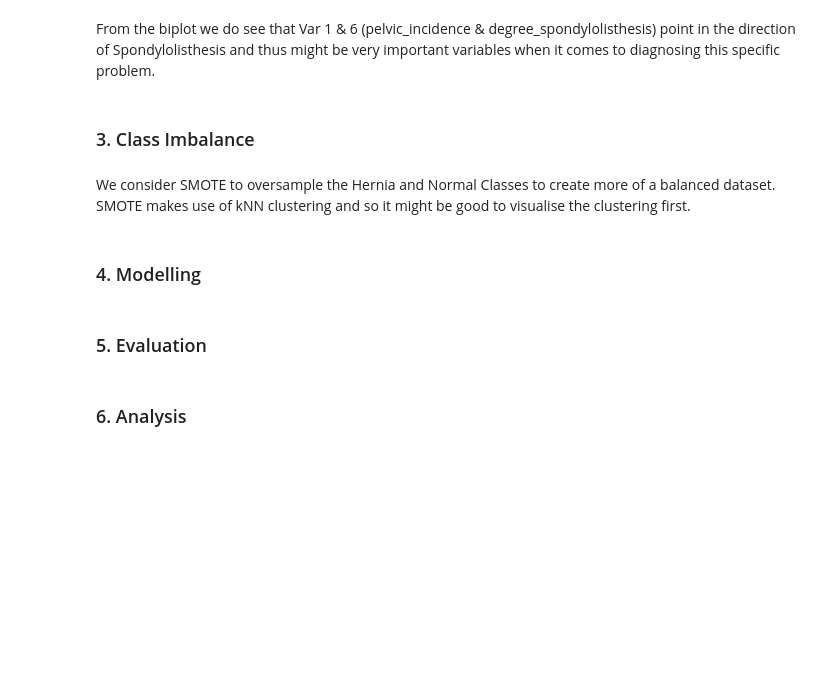
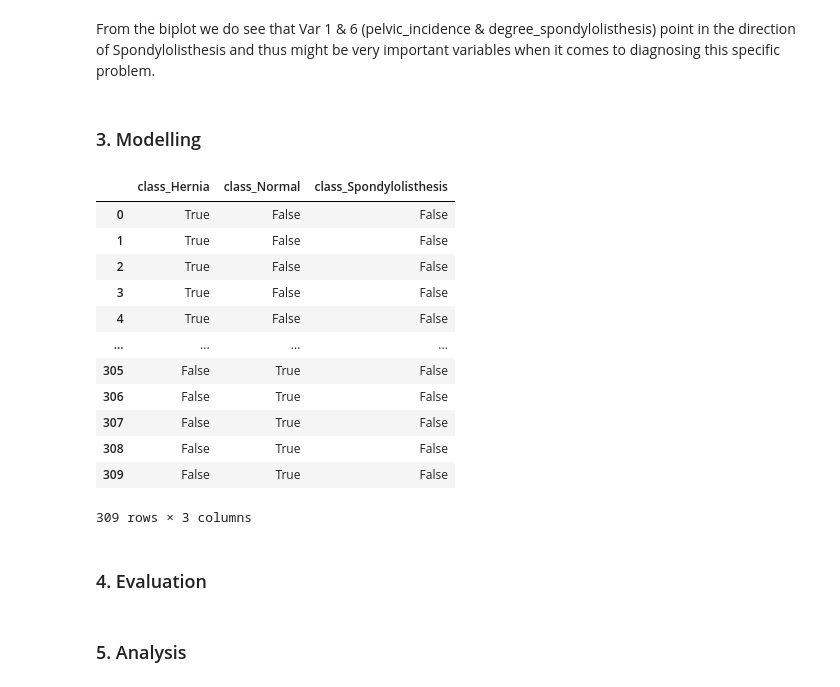
Before and after one commit to yusiGM/StrykerAI2024, a Jupyter notebook: Stryker_AI_Hackathon_notebook.ipynb, the cells around one changed output. Cells and saved outputs as stored; diff of their text form; code cells hidden in the pictures; blank space fills up the shorter version.

```diff
--- a/Stryker_AI_Hackathon_notebook.ipynb
+++ b/Stryker_AI_Hackathon_notebook.ipynb
@@ -704,6 +691,4 @@ plt.show()
 # %% [markdown]
 From the biplot we do see that Var 1 & 6 (pelvic_incidence & degree_spondylolisthesis) point in the direction of Spondylolisthesis and thus might be very important variables when it comes to diagnosing this specific problem.
 # %% [markdown]
-### 3. Class Imbalance
+### 3. Modelling
-# %% [markdown]
-We consider SMOTE to oversample the Hernia and Normal Classes to create more of a balanced dataset. SMOTE makes use of kNN clustering and so it might be good to visualise the clustering first.
@@ -712,0 +695,16 @@ from imblearn.over_sampling import SMOTE
+# %%
+y_enc
+# %% [output]
+|  | class_Hernia | class_Normal | class_Spondylolisthesis |
+| 0 | True | False | False |
+| 1 | True | False | False |
+| 2 | True | False | False |
+| 3 | True | False | False |
+| 4 | True | False | False |
+| ... | ... | ... | ... |
+| 305 | False | True | False |
+| 306 | False | True | False |
+| 307 | False | True | False |
+| 308 | False | True | False |
+| 309 | False | True | False |
+309 rows × 3 columns
@@ -713,6 +762,4 @@ from imblearn.over_sampling import SMOTE
 # %% [markdown]
-### 4. Modelling
+### 4. Evaluation
 # %% [markdown]
-### 5. Evaluation
+### 5. Analysis
-# %% [markdown]
-### 6. Analysis
```
Also changed, not shown: parts of 22 cells of this notebook.
